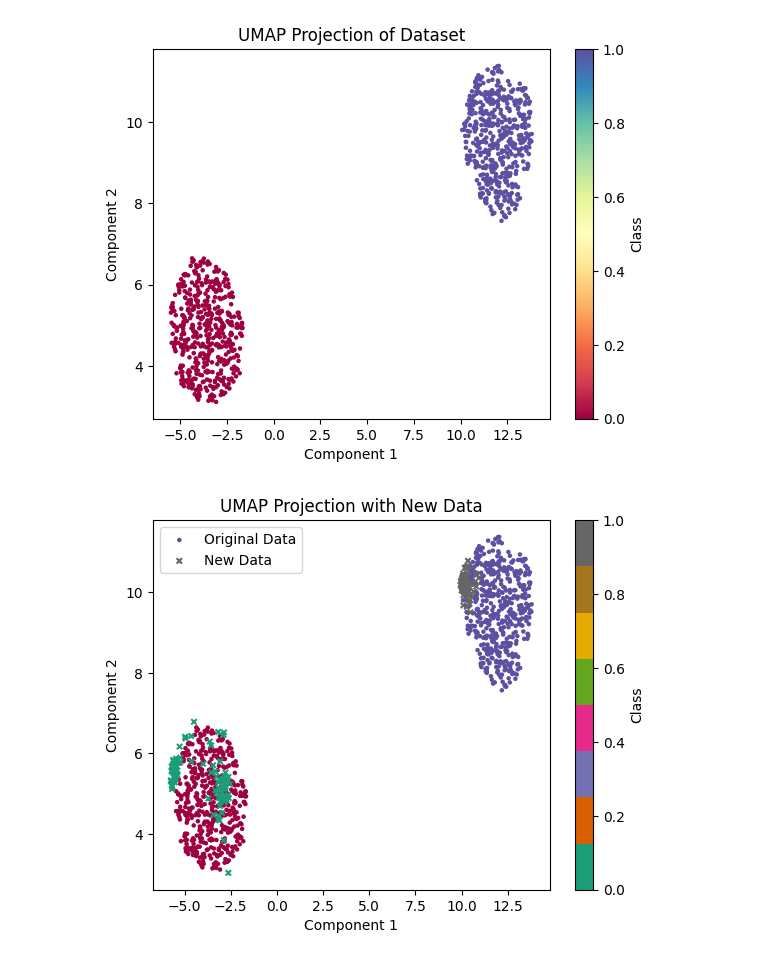
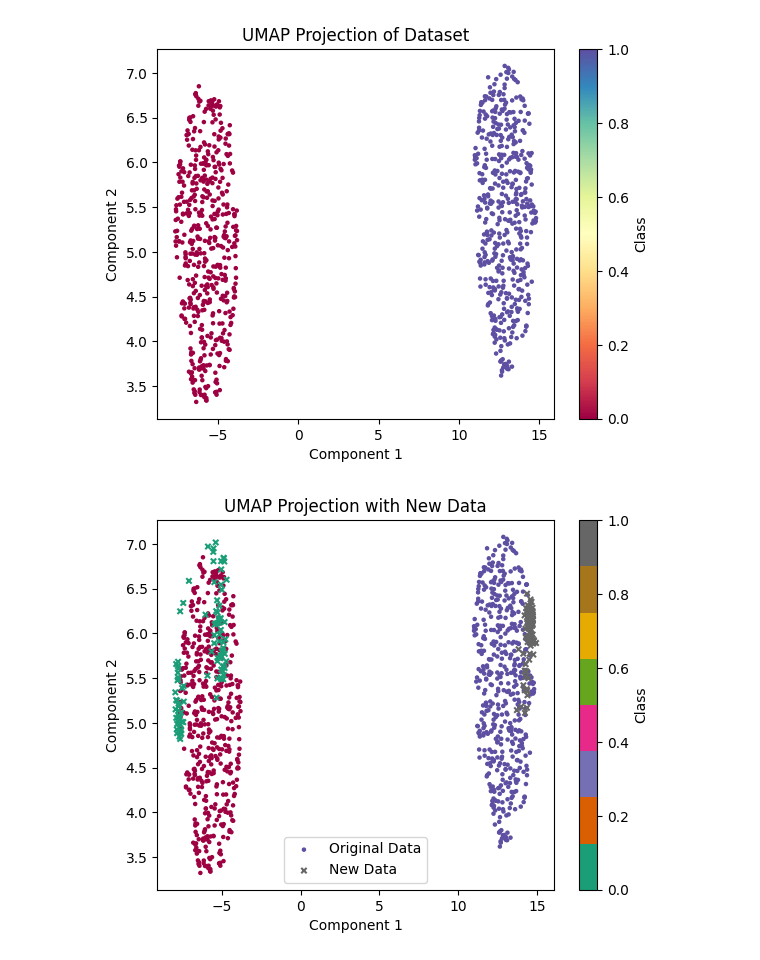
Before and after one commit to nguyendohoangkhoiUF/SwiftHydra, a Jupyter notebook: Drafts/Draft-7.ipynb, the cells around one changed output. Saved outputs shown, nothing was run; the diff lists cells and outputs as text; code cells hidden in the pictures.

```diff
--- a/Drafts/Draft-7.ipynb
+++ b/Drafts/Draft-7.ipynb
@@ -11,35 +11,36 @@ n_classes = 2
 X, y = make_blobs(n_samples=n_samples, n_features=n_features, centers=n_classes, random_state=42)
 
 # Khởi tạo UMAP
-reducer = umap.UMAP(n_neighbors=15, min_dist=0.1, n_components=2, random_state=42)
+reducer = umap.UMAP(n_neighbors=15, min_dist=0.1, n_components=2, n_jobs=-1)
+
 
 # Huấn luyện UMAP trên dữ liệu ban đầu
 X_embedded = reducer.fit_transform(X)
 
 # Biểu diễn dữ liệu giảm chiều
 plt.scatter(X_embedded[:, 0], X_embedded[:, 1], c=y, cmap='Spectral', s=5)
 plt.colorbar(label="Class")
 plt.title("UMAP Projection of Dataset")
 plt.xlabel("Component 1")
 plt.ylabel("Component 2")
 plt.show()
 
 # Giả lập thêm dữ liệu mới
 new_samples = 200
 X_new, y_new = make_blobs(n_samples=new_samples, n_features=n_features, centers=n_classes, random_state=100)
 
 # Giảm chiều dữ liệu mới bằng mô hình đã học
 X_new_embedded = reducer.transform(X_new)
 
 # Biểu diễn dữ liệu mới trên không gian giảm chiều
 plt.scatter(X_embedded[:, 0], X_embedded[:, 1], c=y, cmap='Spectral', s=5, label="Original Data")
 plt.scatter(X_new_embedded[:, 0], X_new_embedded[:, 1], c=y_new, cmap='Dark2', s=15, marker='x', label="New Data")
 plt.colorbar(label="Class")
 plt.title("UMAP Projection with New Data")
 plt.xlabel("Component 1")
 plt.ylabel("Component 2")
 plt.legend()
 plt.show()
 # %% [output]
-[figure, old version]
+[figure, new version]
-[figure, old version]
+[figure, new version]
```
Also changed, not shown: 2 other files.
